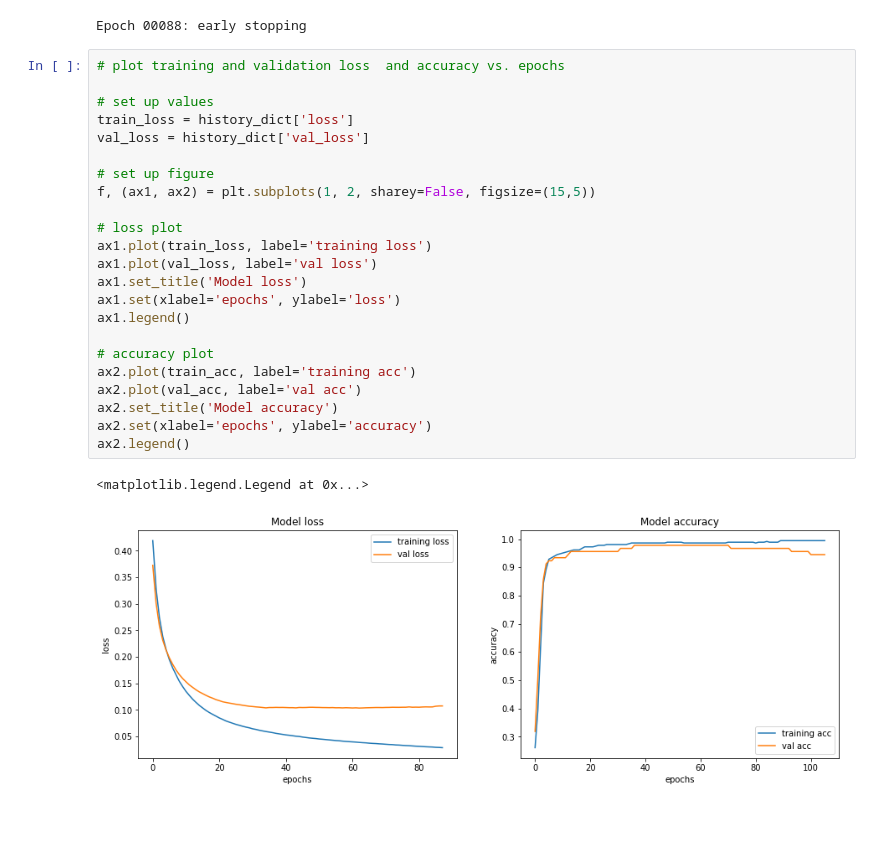
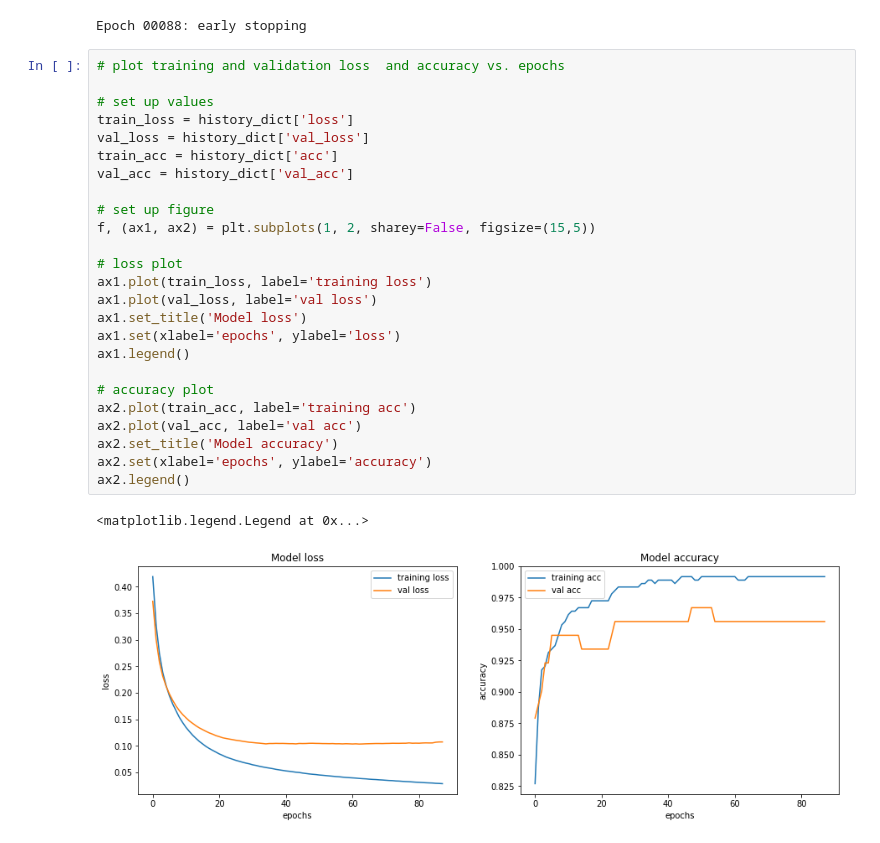
Before and after one commit to smc0/ML-projects, a Jupyter notebook: WisconsinBreastCancer/breast_cancer_data_analysis.ipynb, the cells around one changed output. Saved outputs shown, nothing was run; the diff lists cells and outputs as text.

Commit message:
fixed more plotting issues

```diff
--- a/WisconsinBreastCancer/breast_cancer_data_analysis.ipynb
+++ b/WisconsinBreastCancer/breast_cancer_data_analysis.ipynb
@@ -510,29 +510,31 @@ Epoch 00088: early stopping
 # %%
 # plot training and validation loss  and accuracy vs. epochs
 
 # set up values
 train_loss = history_dict['loss']
 val_loss = history_dict['val_loss']
+train_acc = history_dict['acc']
+val_acc = history_dict['val_acc']
 
 # set up figure
 f, (ax1, ax2) = plt.subplots(1, 2, sharey=False, figsize=(15,5))
 
 # loss plot
 ax1.plot(train_loss, label='training loss')
 ax1.plot(val_loss, label='val loss')
 ax1.set_title('Model loss')
 ax1.set(xlabel='epochs', ylabel='loss')
 ax1.legend()
 
 # accuracy plot
 ax2.plot(train_acc, label='training acc')
 ax2.plot(val_acc, label='val acc')
 ax2.set_title('Model accuracy')
 ax2.set(xlabel='epochs', ylabel='accuracy')
 ax2.legend()
 # %% [output]
 <matplotlib.legend.Legend at 0x...>
-[figure, old version]
+[figure, new version]
 # %%
 # now run model on the test data to see how it performs
 loss, acc = model.evaluate(X_test, y_test)
```
Also changed, not shown: parts of 1 cell of this notebook.
